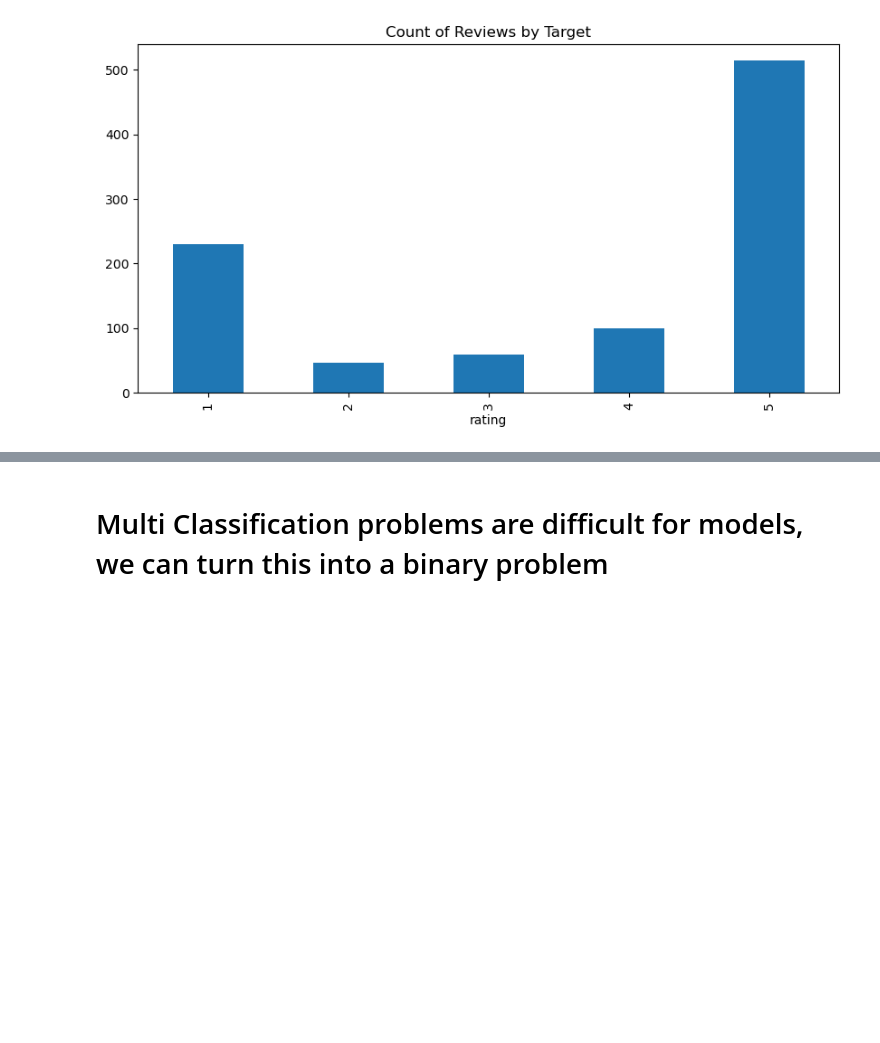
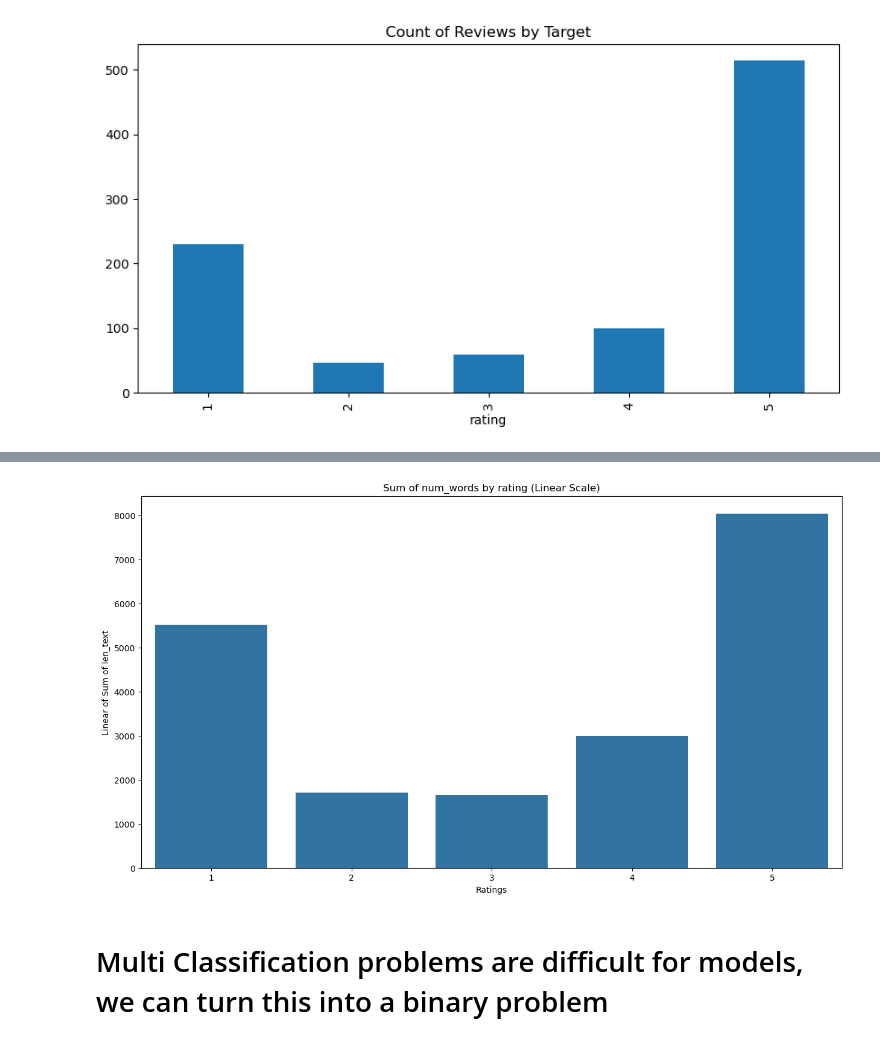
Before and after one commit to MaukanMir/Genshin-Impact-Google-Sentiment-Analysis, a Jupyter notebook: training.ipynb, the cells around one changed output, grey strips where cells are left out. Drawn from its saved outputs; the diff is of its cells as text; code cells hidden in the pictures; blank space fills up the shorter version.

```diff
--- a/training.ipynb
+++ b/training.ipynb
@@ -161,2 +176,14 @@ Class=3, Count=58, Percentage=6.118%
+# %%
+num_words_summary = df.groupby('rating')['num_words'].sum().reset_index()
+
+plt.figure(figsize=(15, 8))
+sns.barplot(data=num_words_summary, x='rating', y='num_words')
+plt.yscale('linear')
+plt.title('Sum of num_words by rating (Linear Scale)')
+plt.xlabel('Ratings')
+plt.ylabel('Linear of Sum of len_text')
+plt.show()
+# %% [output]
+[figure, added]
 # %% [markdown]
 # Multi Classification problems are difficult for models, we can turn this into a binary problem
```
Also changed, not shown: parts of 4 cells of this notebook.
